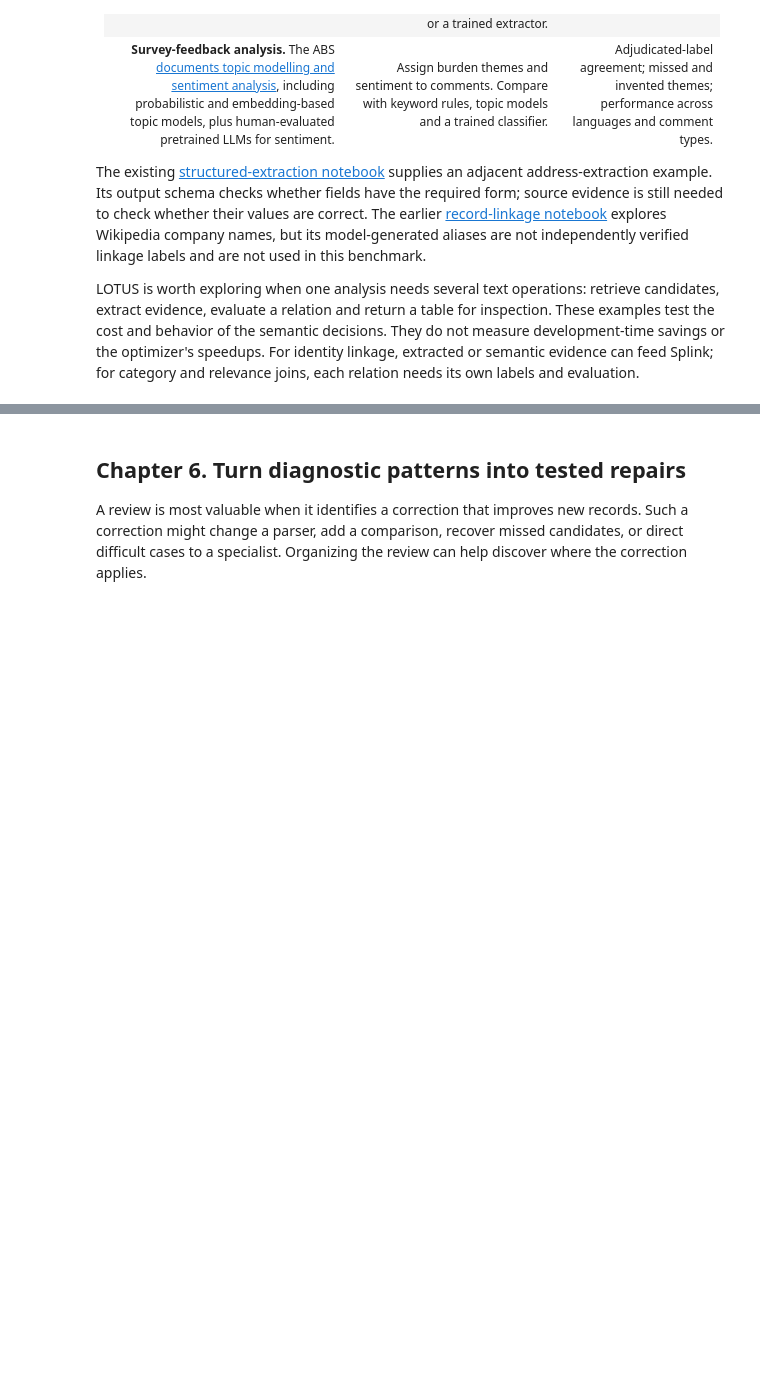
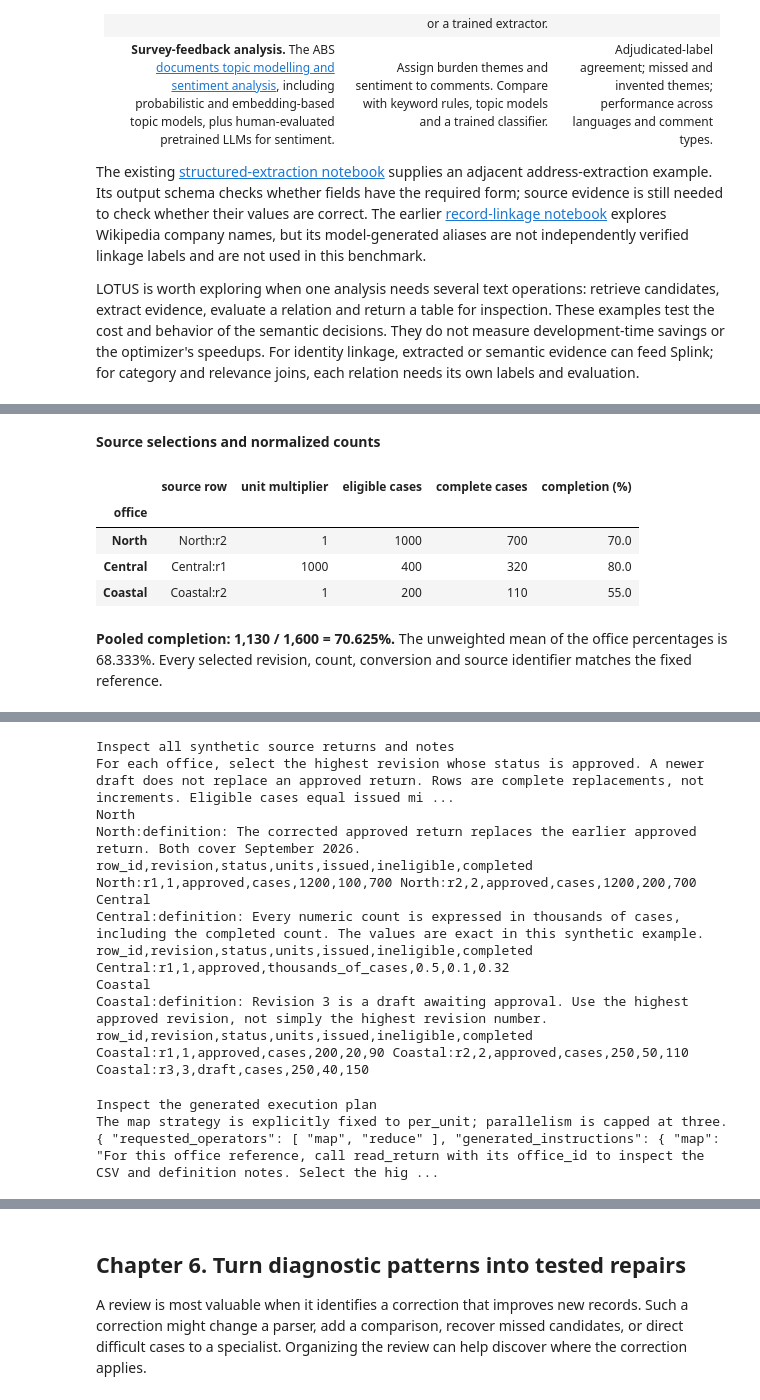
Before and after one commit to hananather/LLM-notes, a Jupyter notebook: LLM_basics/record-linkage-with-semantic-operators.ipynb, the cells around one changed output, grey strips where cells are left out. Cells and saved outputs as stored; diff of their text form; code cells hidden in the pictures; blank space fills up the shorter version.

```diff
--- a/LLM_basics/record-linkage-with-semantic-operators.ipynb
+++ b/LLM_basics/record-linkage-with-semantic-operators.ipynb
@@ -61,6 +63,7 @@ from tutorial_helpers import (AuditedLM, as_semantic_records, label_pairs, metri
 
 RUN_LIVE = False
 RUN_UNSTRUCTURED_LIVE = False
+RUN_AGENTIC_LIVE = False
 MODEL = "gpt-6-luna"
 MAX_LIVE_PAIRS = 225
 SNAPSHOT = SUPPORT / "results" / "lotus-febrl4-gpt-6-luna.json"
@@ -882,0 +923,15 @@ LOTUS is worth exploring when one analysis needs several text operations: retrie
+# %%
+from agentic_demo import load_demo, run_live as run_agentic_live
+from handbook_examples import show_agentic_demo
+
+agentic_path = run_agentic_live(budget_usd=0.10) if RUN_AGENTIC_LIVE else None
+agentic_snapshot = load_demo(agentic_path)
+show_agentic_demo(agentic_snapshot)
+# %% [output]
+**Source selections and normalized counts**
+|  | source row | unit multiplier | eligible cases | complete cases | completion (%) |
+| office |  |  |  |  |  |
+| North | North:r2 | 1 | 1000 | 700 | 70.0 |
+| Central | Central:r1 | 1000 | 400 | 320 | 80.0 |
+| Coastal | Coastal:r2 | 1 | 200 | 110 | 55.0 |
+**Pooled completion: 1,130 / 1,600 = 70.625%.** The unweighted mean of the office percentages is 68.333%. Every selected revision, count, conversion and source identifier matches the fixed reference.
@@ -882,0 +941,14 @@ LOTUS is worth exploring when one analysis needs several text operations: retrie
+Inspect all synthetic source returns and notes
+For each office, select the highest revision whose status is approved. A newer draft does not replace an approved return. Rows are complete replacements, not increments. Eligible cases equal issued mi ...
+North
+North:definition: The corrected approved return replaces the earlier approved return. Both cover September 2026.
+row_id,revision,status,units,issued,ineligible,completed North:r1,1,approved,cases,1200,100,700 North:r2,2,approved,cases,1200,200,700
+Central
+Central:definition: Every numeric count is expressed in thousands of cases, including the completed count. The values are exact in this synthetic example.
+row_id,revision,status,units,issued,ineligible,completed Central:r1,1,approved,thousands_of_cases,0.5,0.1,0.32
+Coastal
+Coastal:definition: Revision 3 is a draft awaiting approval. Use the highest approved revision, not simply the highest revision number.
+row_id,revision,status,units,issued,ineligible,completed Coastal:r1,1,approved,cases,200,20,90 Coastal:r2,2,approved,cases,250,50,110 Coastal:r3,3,draft,cases,250,40,150
+Inspect the generated execution plan
+The map strategy is explicitly fixed to per_unit; parallelism is capped at three.
+{ "requested_operators": [ "map", "reduce" ], "generated_instructions": { "map": "For this office reference, call read_return with its office_id to inspect the CSV and definition notes. Select the hig ...
```
Also changed, not shown: parts of 20 cells of this notebook, 17 other files.
